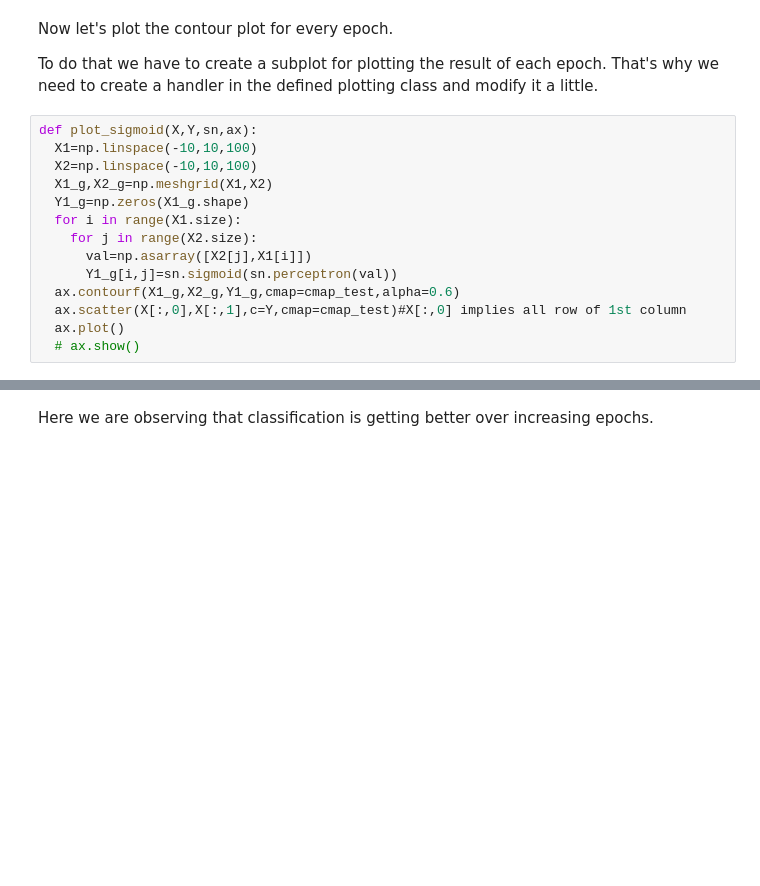
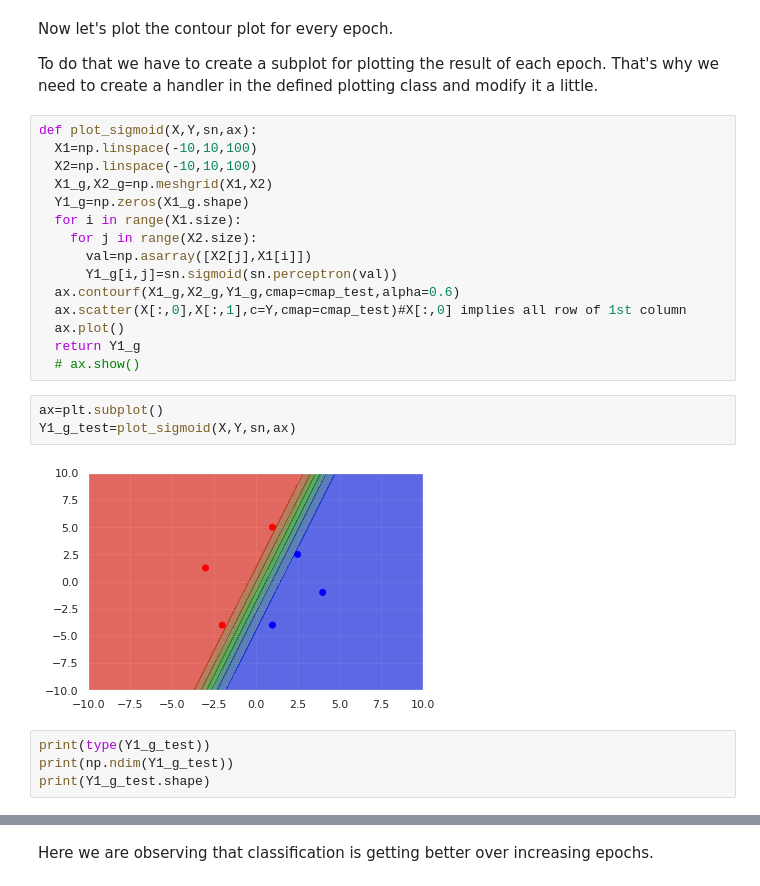
Before and after one commit to aryadeo/NEURAL_NETWORK_BASICS, a Jupyter notebook: Sigmoid_Neuron/Sigmoid_Neuron.ipynb, the cells around one changed output, grey strips where cells are left out. Drawn from its saved outputs; the diff is of its cells as text; blank space fills up the shorter version.

```diff
--- a/Sigmoid_Neuron/Sigmoid_Neuron.ipynb
+++ b/Sigmoid_Neuron/Sigmoid_Neuron.ipynb
@@ -380,7 +380,17 @@ def plot_sigmoid(X,Y,sn,ax):
   ax.contourf(X1_g,X2_g,Y1_g,cmap=cmap_test,alpha=0.6)
   ax.scatter(X[:,0],X[:,1],c=Y,cmap=cmap_test)#X[:,0] implies all row of 1st column
   ax.plot()
+  return Y1_g
   # ax.show()
+# %%
+ax=plt.subplot()
+Y1_g_test=plot_sigmoid(X,Y,sn,ax)
+# %% [output]
+[figure, added]
+# %%
+print(type(Y1_g_test))
+print(np.ndim(Y1_g_test))
+print(Y1_g_test.shape)
 # %%
 sn.fit(X,Y,1,0.6,True)
 num_epochs=40
```
Also changed, not shown: parts of 13 cells of this notebook.
